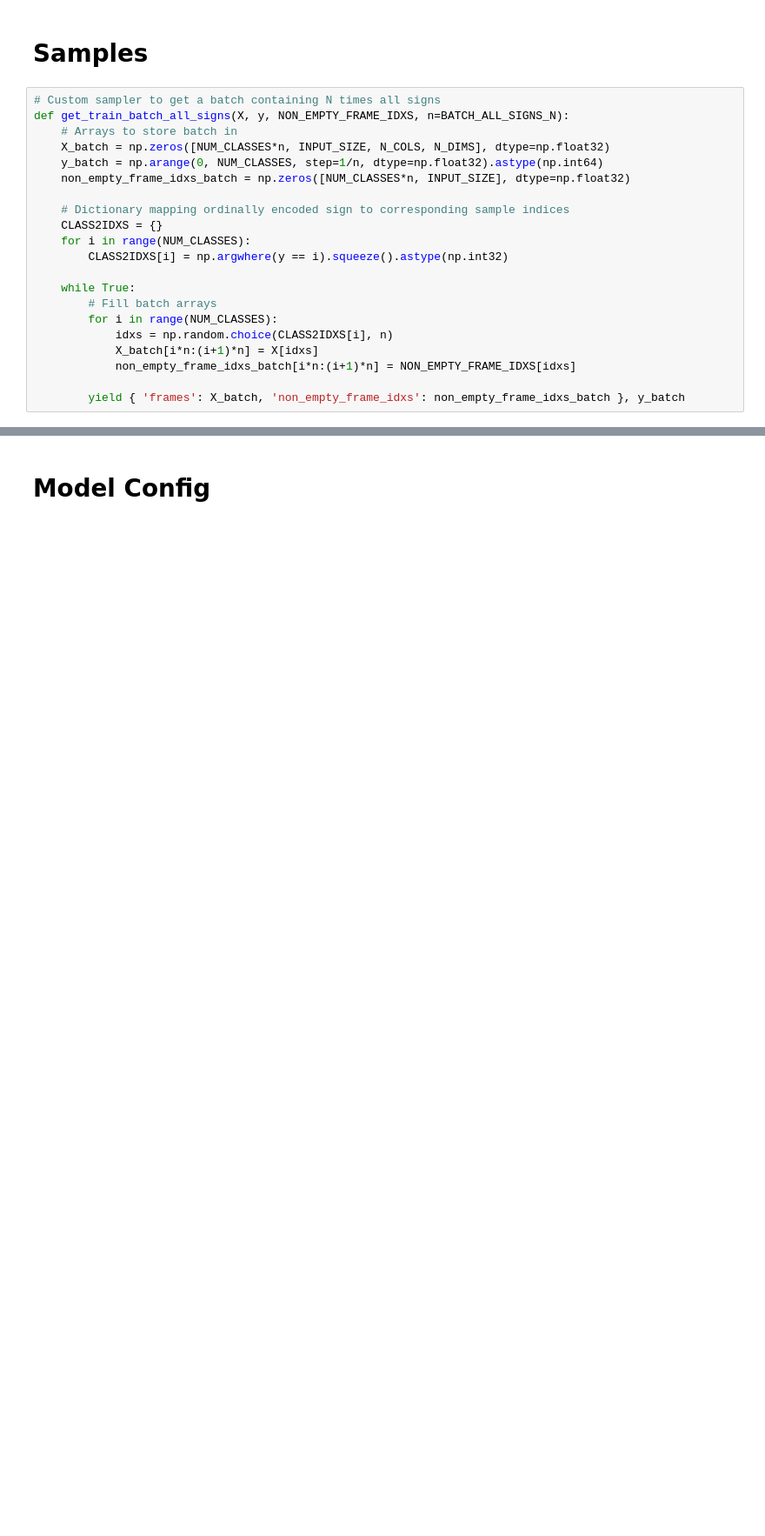
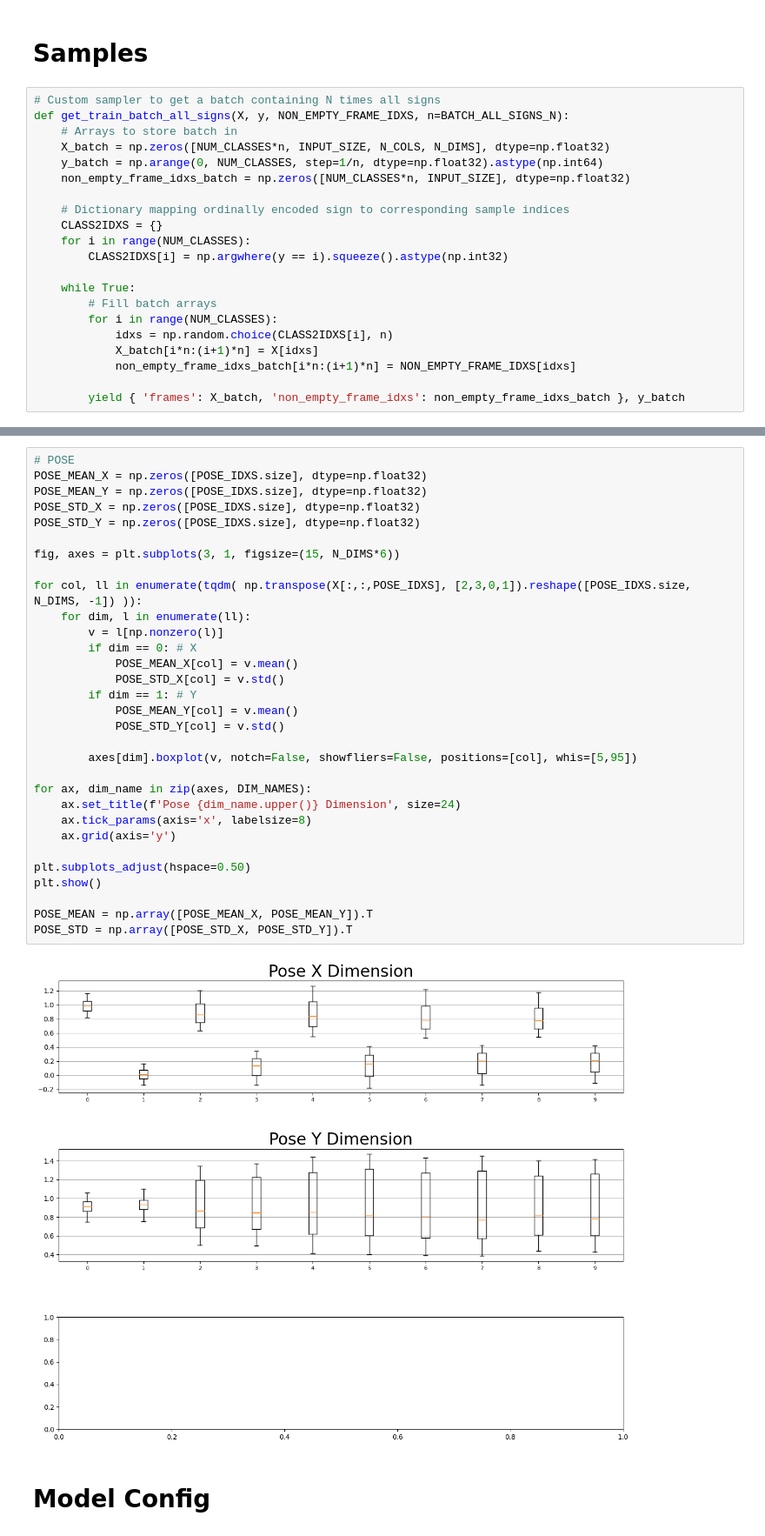
Before and after one commit to romendiratta/isolated-sign-language-recognition, a Jupyter notebook: modeling/training.ipynb, the cells around one changed output, grey strips where cells are left out. Shown at 87% size. Saved outputs shown, nothing was run; the diff lists cells and outputs as text; blank space fills up the shorter version.

```diff
--- a/modeling/training.ipynb
+++ b/modeling/training.ipynb
@@ -139,3 +318,36 @@ display(pd.Series(y_batch).value_counts().to_frame('Counts'))
+# %%
+# POSE
+POSE_MEAN_X = np.zeros([POSE_IDXS.size], dtype=np.float32)
+POSE_MEAN_Y = np.zeros([POSE_IDXS.size], dtype=np.float32)
+POSE_STD_X = np.zeros([POSE_IDXS.size], dtype=np.float32)
+POSE_STD_Y = np.zeros([POSE_IDXS.size], dtype=np.float32)
+
+fig, axes = plt.subplots(3, 1, figsize=(15, N_DIMS*6))
+
+for col, ll in enumerate(tqdm( np.transpose(X[:,:,POSE_IDXS], [2,3,0,1]).reshape([POSE_IDXS.size, N_DIMS, -1]) )):
+    for dim, l in enumerate(ll):
+        v = l[np.nonzero(l)]
+        if dim == 0: # X
+            POSE_MEAN_X[col] = v.mean()
+            POSE_STD_X[col] = v.std()
+        if dim == 1: # Y
+            POSE_MEAN_Y[col] = v.mean()
+            POSE_STD_Y[col] = v.std()
+
+        axes[dim].boxplot(v, notch=False, showfliers=False, positions=[col], whis=[5,95])
+
+for ax, dim_name in zip(axes, DIM_NAMES):
+    ax.set_title(f'Pose {dim_name.upper()} Dimension', size=24)
+    ax.tick_params(axis='x', labelsize=8)
+    ax.grid(axis='y')
+
+plt.subplots_adjust(hspace=0.50)
+plt.show()
+
+POSE_MEAN = np.array([POSE_MEAN_X, POSE_MEAN_Y]).T
+POSE_STD = np.array([POSE_STD_X, POSE_STD_Y]).T
+# %% [output]
+[figure, added]
 # %% [markdown]
 # Model Config
 # %%
```
Also changed, not shown: parts of 37 cells of this notebook, 2 other files.
